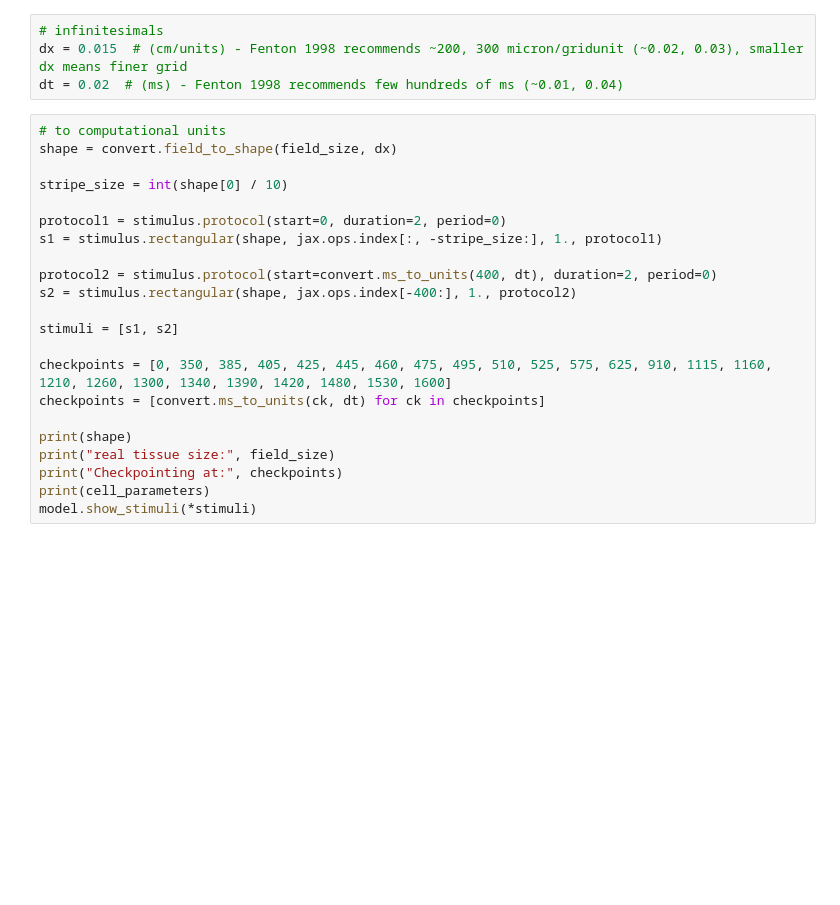
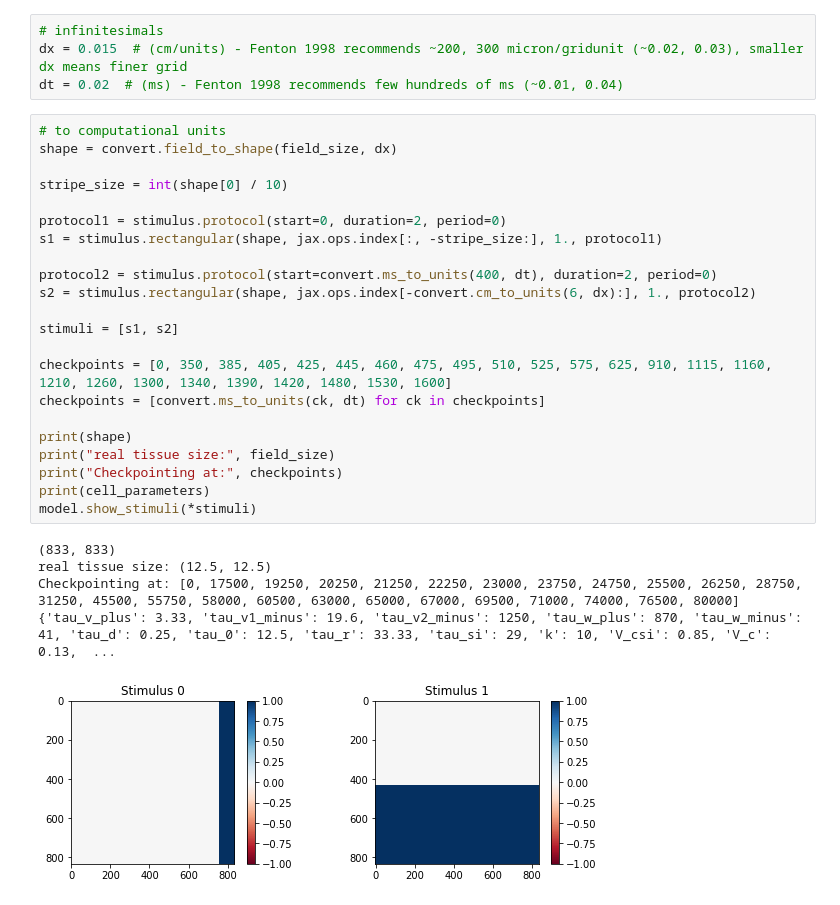
Before and after one commit to epignatelli/cardiax, a Jupyter notebook: FC2002_Fig7.ipynb, the cells around one changed output. Cells and saved outputs as stored; diff of their text form; blank space fills up the shorter version.

```diff
--- a/FC2002_Fig7.ipynb
+++ b/FC2002_Fig7.ipynb
@@ -31,25 +31,31 @@ dt = 0.02  # (ms) - Fenton 1998 recommends few hundreds of ms (~0.01, 0.04)
 # %%
 # to computational units
 shape = convert.field_to_shape(field_size, dx)
 
 stripe_size = int(shape[0] / 10)
 
 protocol1 = stimulus.protocol(start=0, duration=2, period=0)
 s1 = stimulus.rectangular(shape, jax.ops.index[:, -stripe_size:], 1., protocol1)
 
 protocol2 = stimulus.protocol(start=convert.ms_to_units(400, dt), duration=2, period=0)
-s2 = stimulus.rectangular(shape, jax.ops.index[-400:], 1., protocol2)
+s2 = stimulus.rectangular(shape, jax.ops.index[-convert.cm_to_units(6, dx):], 1., protocol2)
 
 stimuli = [s1, s2]
 
 checkpoints = [0, 350, 385, 405, 425, 445, 460, 475, 495, 510, 525, 575, 625, 910, 1115, 1160, 1210, 1260, 1300, 1340, 1390, 1420, 1480, 1530, 1600]
 checkpoints = [convert.ms_to_units(ck, dt) for ck in checkpoints]
 
 print(shape)
 print("real tissue size:", field_size)
 print("Checkpointing at:", checkpoints)
 print(cell_parameters)
 model.show_stimuli(*stimuli)
+# %% [output]
+(833, 833)
+real tissue size: (12.5, 12.5)
+Checkpointing at: [0, 17500, 19250, 20250, 21250, 22250, 23000, 23750, 24750, 25500, 26250, 28750, 31250, 45500, 55750, 58000, 60500, 63000, 65000, 67000, 69500, 71000, 74000, 76500, 80000]
+{'tau_v_plus': 3.33, 'tau_v1_minus': 19.6, 'tau_v2_minus': 1250, 'tau_w_plus': 870, 'tau_w_minus': 41, 'tau_d': 0.25, 'tau_0': 12.5, 'tau_r': 33.33, 'tau_si': 29, 'k': 10, 'V_csi': 0.85, 'V_c': 0.13,  ...
+[figure, added]
 # %%
 state = model.init(shape)
 states = []
```
Also changed, not shown: parts of 1 cell of this notebook, 1 other file.
